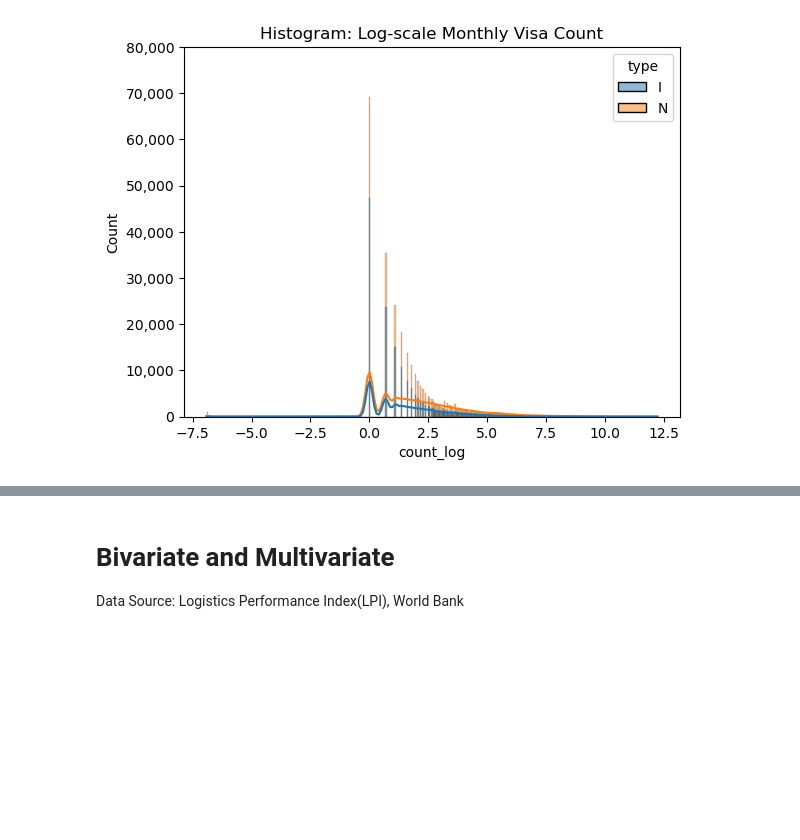
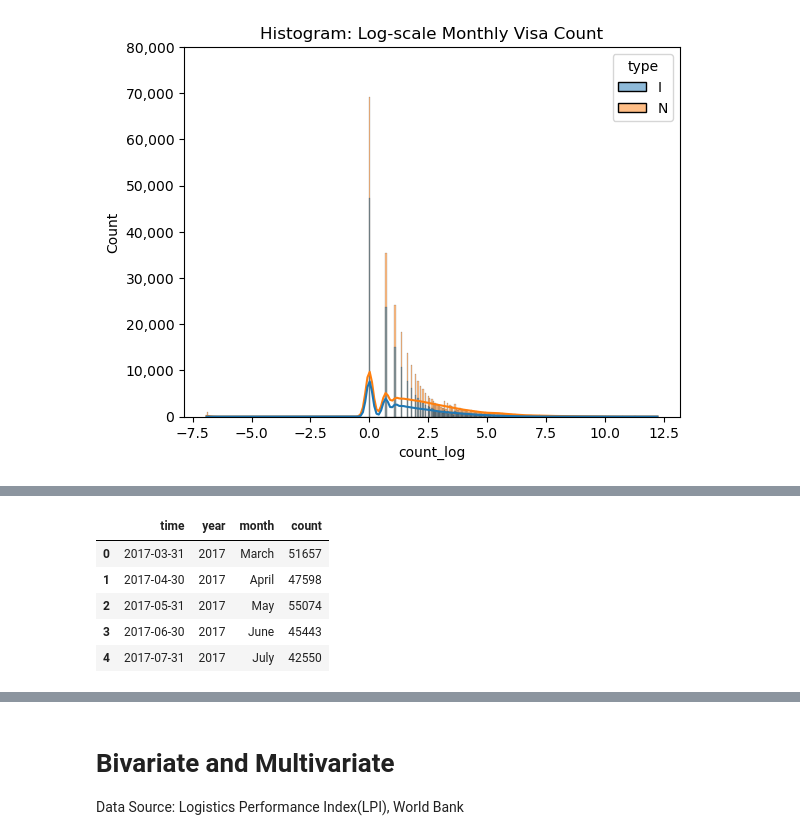
Before and after one commit to tiangenglu/data_visualization, a Jupyter notebook: 2025-04-02_useful_figures.ipynb, the cells around one changed output, grey strips where cells are left out. Saved outputs shown, nothing was run; the diff lists cells and outputs as text; code cells hidden in the pictures; blank space fills up the shorter version.

```diff
--- a/2025-04-02_useful_figures.ipynb
+++ b/2025-04-02_useful_figures.ipynb
@@ -76,0 +101,13 @@ plt.show()
+# %%
+df_iv_time=df.loc[df['type']=='I'].pivot_table(
+    index=['time','year','month'],
+    values='count',
+    aggfunc='sum').reset_index()
+df_iv_time.head()
+# %% [output]
+|  | time | year | month | count |
+| 0 | 2017-03-31 | 2017 | March | 51657 |
+| 1 | 2017-04-30 | 2017 | April | 47598 |
+| 2 | 2017-05-31 | 2017 | May | 55074 |
+| 3 | 2017-06-30 | 2017 | June | 45443 |
+| 4 | 2017-07-31 | 2017 | July | 42550 |
```
Also changed, not shown: parts of 19 cells of this notebook.
